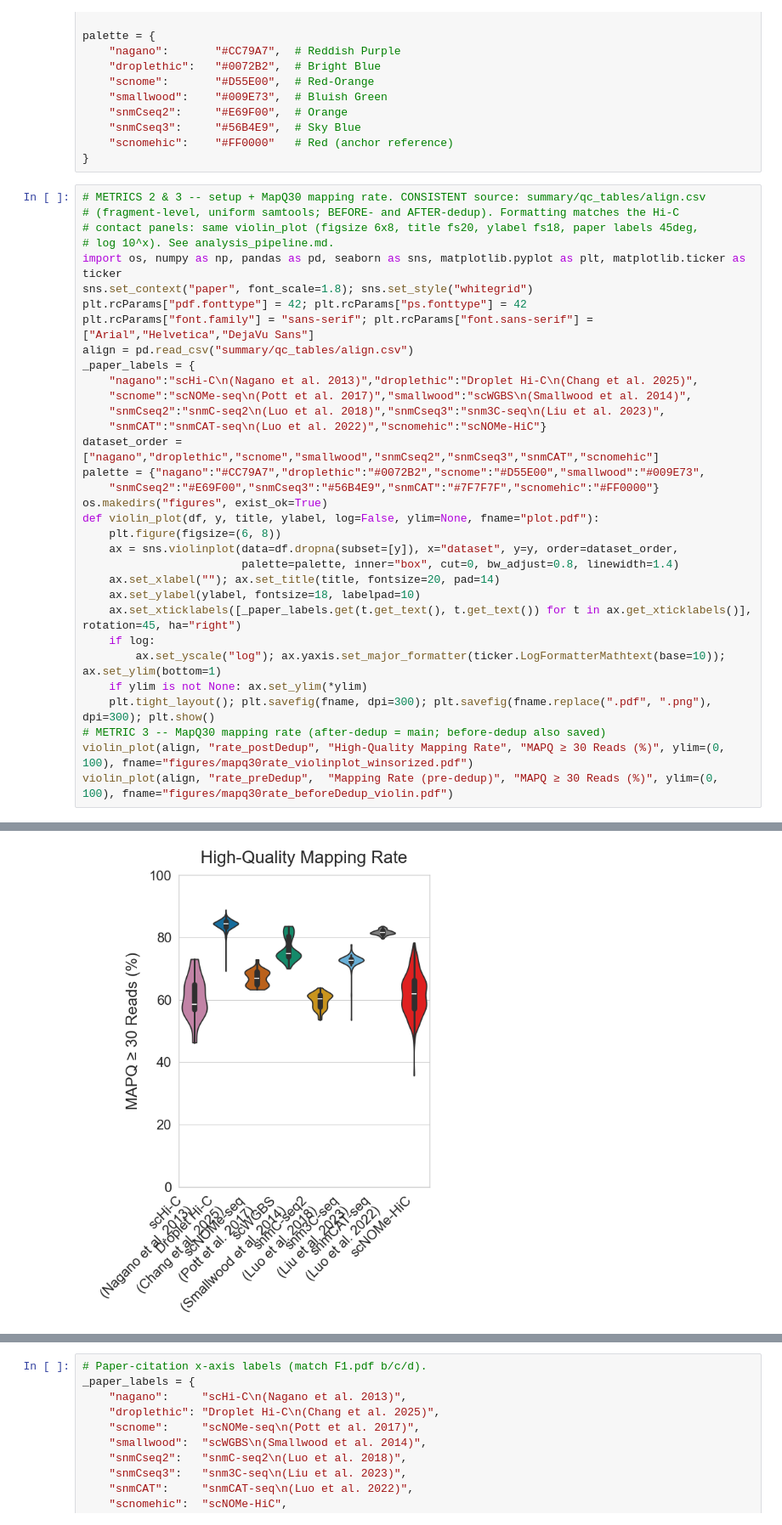
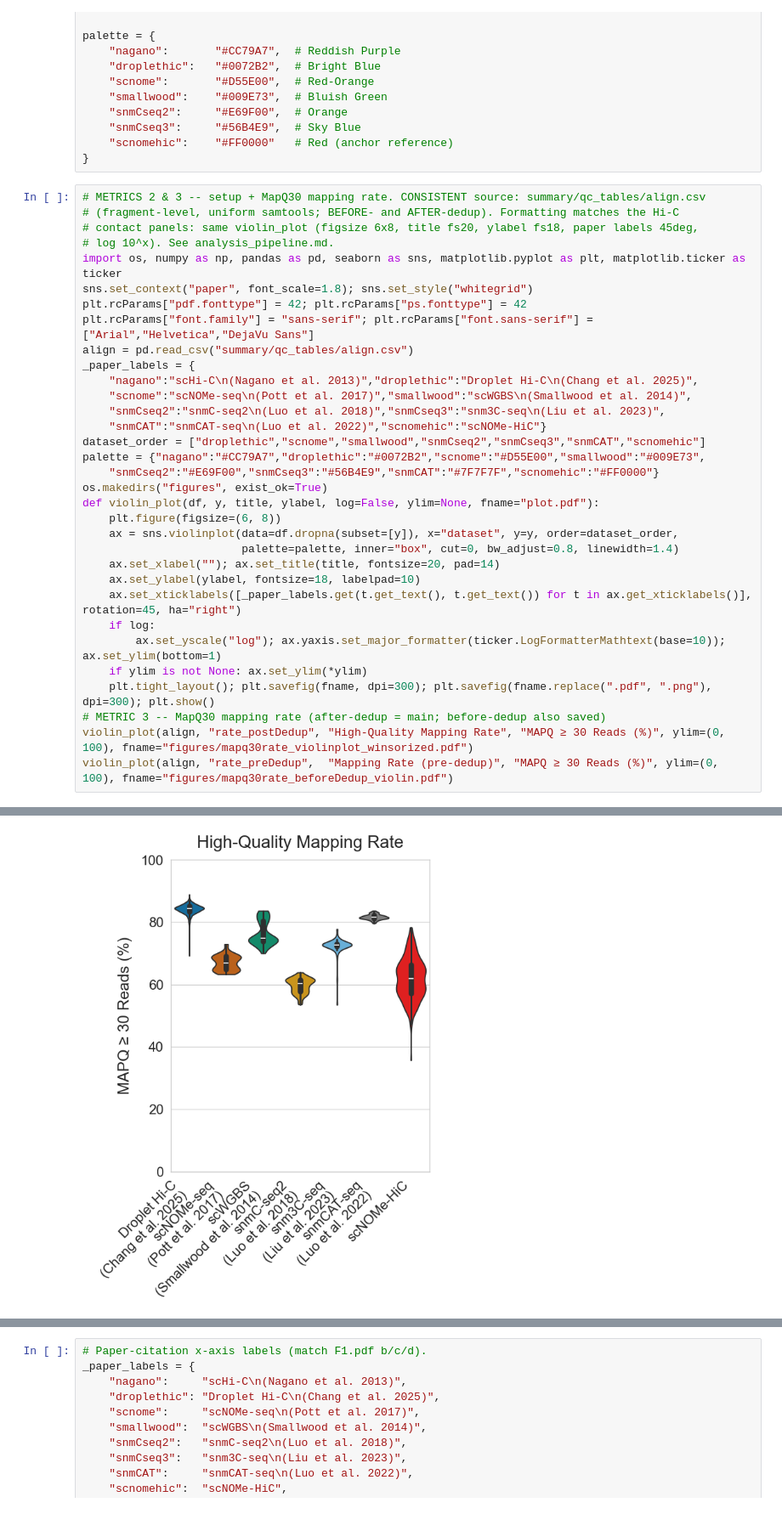
Before and after one commit to yoshihiko1218/snomehic_benchmark, a Jupyter notebook: summary/qc.ipynb, the cells around one changed output, grey strips where cells are left out. Shown at 85% size. Cells and saved outputs as stored; diff of their text form.

```diff
--- a/summary/qc.ipynb
+++ b/summary/qc.ipynb
@@ -868,35 +868,35 @@ import os, numpy as np, pandas as pd, seaborn as sns, matplotlib.pyplot as plt,
 sns.set_context("paper", font_scale=1.8); sns.set_style("whitegrid")
 plt.rcParams["pdf.fonttype"] = 42; plt.rcParams["ps.fonttype"] = 42
 plt.rcParams["font.family"] = "sans-serif"; plt.rcParams["font.sans-serif"] = ["Arial","Helvetica","DejaVu Sans"]
 align = pd.read_csv("summary/qc_tables/align.csv")
 _paper_labels = {
     "nagano":"scHi-C\n(Nagano et al. 2013)","droplethic":"Droplet Hi-C\n(Chang et al. 2025)",
     "scnome":"scNOMe-seq\n(Pott et al. 2017)","smallwood":"scWGBS\n(Smallwood et al. 2014)",
     "snmCseq2":"snmC-seq2\n(Luo et al. 2018)","snmCseq3":"snm3C-seq\n(Liu et al. 2023)",
     "snmCAT":"snmCAT-seq\n(Luo et al. 2022)","scnomehic":"scNOMe-HiC"}
-dataset_order = ["nagano","droplethic","scnome","smallwood","snmCseq2","snmCseq3","snmCAT","scnomehic"]
+dataset_order = ["droplethic","scnome","smallwood","snmCseq2","snmCseq3","snmCAT","scnomehic"]
 palette = {"nagano":"#CC79A7","droplethic":"#0072B2","scnome":"#D55E00","smallwood":"#009E73",
     "snmCseq2":"#E69F00","snmCseq3":"#56B4E9","snmCAT":"#7F7F7F","scnomehic":"#FF0000"}
 os.makedirs("figures", exist_ok=True)
 def violin_plot(df, y, title, ylabel, log=False, ylim=None, fname="plot.pdf"):
     plt.figure(figsize=(6, 8))
     ax = sns.violinplot(data=df.dropna(subset=[y]), x="dataset", y=y, order=dataset_order,
                         palette=palette, inner="box", cut=0, bw_adjust=0.8, linewidth=1.4)
     ax.set_xlabel(""); ax.set_title(title, fontsize=20, pad=14)
     ax.set_ylabel(ylabel, fontsize=18, labelpad=10)
     ax.set_xticklabels([_paper_labels.get(t.get_text(), t.get_text()) for t in ax.get_xticklabels()], rotation=45, ha="right")
     if log:
         ax.set_yscale("log"); ax.yaxis.set_major_formatter(ticker.LogFormatterMathtext(base=10)); ax.set_ylim(bottom=1)
     if ylim is not None: ax.set_ylim(*ylim)
     plt.tight_layout(); plt.savefig(fname, dpi=300); plt.savefig(fname.replace(".pdf", ".png"), dpi=300); plt.show()
 # METRIC 3 -- MapQ30 mapping rate (after-dedup = main; before-dedup also saved)
 violin_plot(align, "rate_postDedup", "High-Quality Mapping Rate", "MAPQ ≥ 30 Reads (%)", ylim=(0, 100), fname="figures/mapq30rate_violinplot_winsorized.pdf")
 violin_plot(align, "rate_preDedup",  "Mapping Rate (pre-dedup)", "MAPQ ≥ 30 Reads (%)", ylim=(0, 100), fname="figures/mapq30rate_beforeDedup_violin.pdf")
 # %% [output]
 Passing `palette` without assigning `hue` is deprecated and will be removed in v0.14.0. Assign the `x` variable to `hue` and set `legend=False` for the same effect.
 
   ax = sns.violinplot(data=df.dropna(subset=[y]), x="dataset", y=y, order=dataset_order,
-[figure, old version]
+[figure, new version]
 Passing `palette` without assigning `hue` is deprecated and will be removed in v0.14.0. Assign the `x` variable to `hue` and set `legend=False` for the same effect.
 
   ax = sns.violinplot(data=df.dropna(subset=[y]), x="dataset", y=y, order=dataset_order,
```
Also changed, not shown: parts of 8 cells of this notebook, 26 other files.
